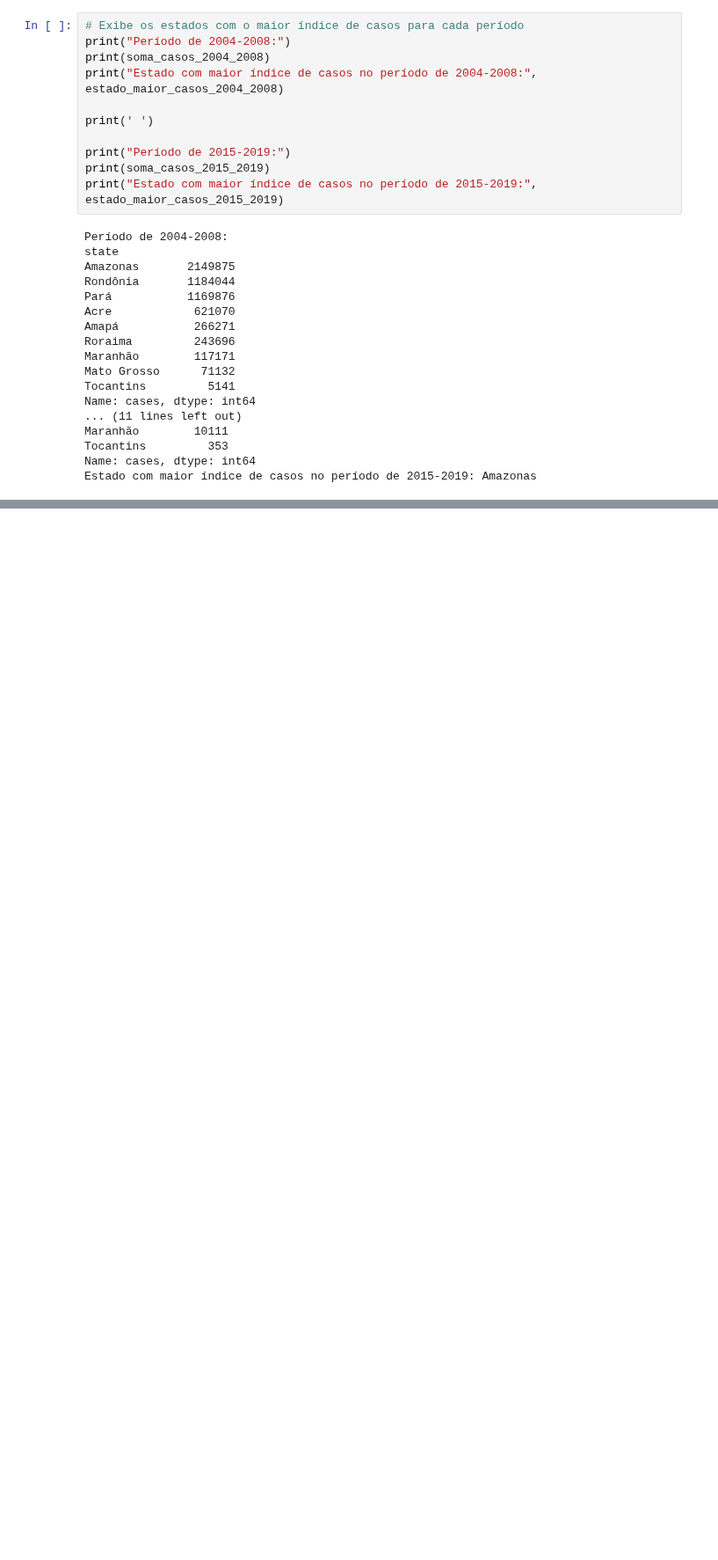
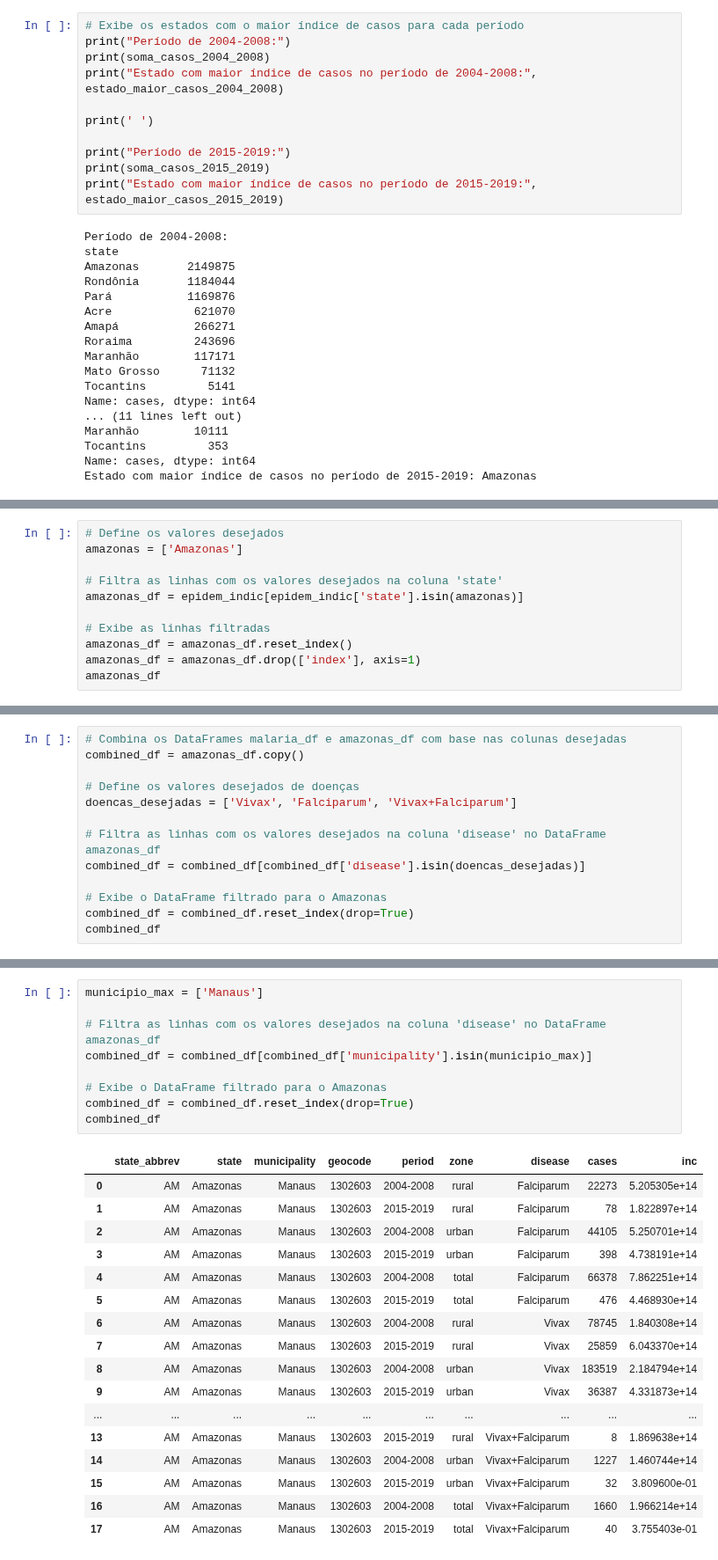
Before and after one commit to RaphaLevy/TCC, a Jupyter notebook: Dados-Projeto Trajetorias/Trata_Arquivos_de_Dados.ipynb, the cells around one changed output, grey strips where cells are left out. Shown at 88% size. Drawn from its saved outputs; the diff is of its cells as text; blank space fills up the shorter version.

Commit message:
Atualiza arquivo de tratamento para malária

```diff
--- a/Dados-Projeto Trajetorias/Trata_Arquivos_de_Dados.ipynb
+++ b/Dados-Projeto Trajetorias/Trata_Arquivos_de_Dados.ipynb
@@ -176,0 +275,11 @@ Estado com maior índice de casos no período de 2015-2019: Amazonas
+# %%
+# Define os valores desejados
+amazonas = ['Amazonas']
+
+# Filtra as linhas com os valores desejados na coluna 'state'
+amazonas_df = epidem_indic[epidem_indic['state'].isin(amazonas)]
+
+# Exibe as linhas filtradas
+amazonas_df = amazonas_df.reset_index()
+amazonas_df = amazonas_df.drop(['index'], axis=1)
+amazonas_df
@@ -176,0 +302,13 @@ Estado com maior índice de casos no período de 2015-2019: Amazonas
+# %%
+# Combina os DataFrames malaria_df e amazonas_df com base nas colunas desejadas
+combined_df = amazonas_df.copy()
+
+# Define os valores desejados de doenças
+doencas_desejadas = ['Vivax', 'Falciparum', 'Vivax+Falciparum']
+
+# Filtra as linhas com os valores desejados na coluna 'disease' no DataFrame amazonas_df
+combined_df = combined_df[combined_df['disease'].isin(doencas_desejadas)]
+
+# Exibe o DataFrame filtrado para o Amazonas
+combined_df = combined_df.reset_index(drop=True)
+combined_df
@@ -176,0 +428,27 @@ Estado com maior índice de casos no período de 2015-2019: Amazonas
+# %%
+municipio_max = ['Manaus']
+
+# Filtra as linhas com os valores desejados na coluna 'disease' no DataFrame amazonas_df
+combined_df = combined_df[combined_df['municipality'].isin(municipio_max)]
+
+# Exibe o DataFrame filtrado para o Amazonas
+combined_df = combined_df.reset_index(drop=True)
+combined_df
+# %% [output]
+|  | state_abbrev | state | municipality | geocode | period | zone | disease | cases | inc |
+| 0 | AM | Amazonas | Manaus | 1302603 | 2004-2008 | rural | Falciparum | 22273 | 5.205305e+14 |
+| 1 | AM | Amazonas | Manaus | 1302603 | 2015-2019 | rural | Falciparum | 78 | 1.822897e+14 |
+| 2 | AM | Amazonas | Manaus | 1302603 | 2004-2008 | urban | Falciparum | 44105 | 5.250701e+14 |
+| 3 | AM | Amazonas | Manaus | 1302603 | 2015-2019 | urban | Falciparum | 398 | 4.738191e+14 |
+| 4 | AM | Amazonas | Manaus | 1302603 | 2004-2008 | total | Falciparum | 66378 | 7.862251e+14 |
+| 5 | AM | Amazonas | Manaus | 1302603 | 2015-2019 | total | Falciparum | 476 | 4.468930e+14 |
+| 6 | AM | Amazonas | Manaus | 1302603 | 2004-2008 | rural | Vivax | 78745 | 1.840308e+14 |
+| 7 | AM | Amazonas | Manaus | 1302603 | 2015-2019 | rural | Vivax | 25859 | 6.043370e+14 |
+| 8 | AM | Amazonas | Manaus | 1302603 | 2004-2008 | urban | Vivax | 183519 | 2.184794e+14 |
+| 9 | AM | Amazonas | Manaus | 1302603 | 2015-2019 | urban | Vivax | 36387 | 4.331873e+14 |
+| ... | ... | ... | ... | ... | ... | ... | ... | ... | ... |
+| 13 | AM | Amazonas | Manaus | 1302603 | 2015-2019 | rural | Vivax+Falciparum | 8 | 1.869638e+14 |
+| 14 | AM | Amazonas | Manaus | 1302603 | 2004-2008 | urban | Vivax+Falciparum | 1227 | 1.460744e+14 |
+| 15 | AM | Amazonas | Manaus | 1302603 | 2015-2019 | urban | Vivax+Falciparum | 32 | 3.809600e-01 |
+| 16 | AM | Amazonas | Manaus | 1302603 | 2004-2008 | total | Vivax+Falciparum | 1660 | 1.966214e+14 |
+| 17 | AM | Amazonas | Manaus | 1302603 | 2015-2019 | total | Vivax+Falciparum | 40 | 3.755403e-01 |
```
Also changed, not shown: parts of 19 cells of this notebook.
